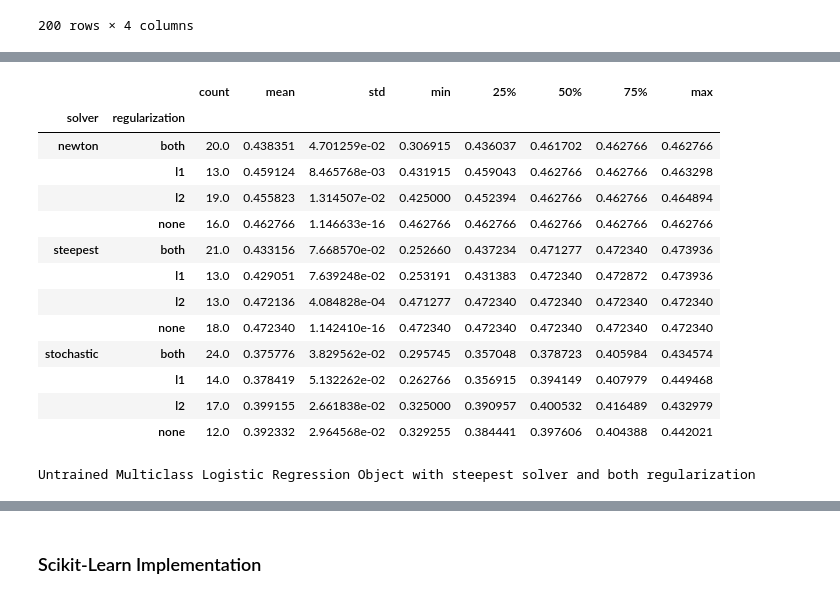
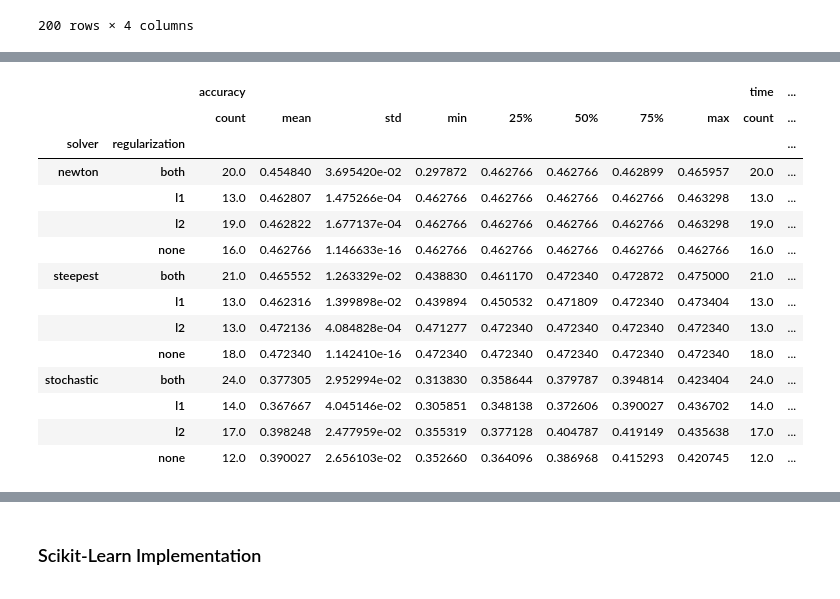
Before and after one commit to Rds1055/Machine-Learning-Labs, a Jupyter notebook: Lab3/lab3.ipynb, the cells around one changed output, grey strips where cells are left out. Cells and saved outputs as stored; diff of their text form; code cells hidden in the pictures.

Commit message:
MSE Newton's Method

```diff
--- a/Lab3/lab3.ipynb
+++ b/Lab3/lab3.ipynb
@@ -311,6 +420,7 @@ class StochasticLogisticRegression(BinaryLogisticRegression):
         gradient = X[idx] * ydiff[:,np.newaxis] # make ydiff a column vector and multiply through
 
         gradient = gradient.reshape(self.w_.shape)
+        gradient[1:] += self._get_regularization()
 
         return gradient
 # %%
@@ -319,9 +429,11 @@ class HessianLogisticRegression(BinaryLogisticRegression):
     def _get_gradient(self,X,y):
         g = self.predict_proba(X,add_bias=False).ravel() # get sigmoid value for all classes
         hessian = X.T @ np.diag(g*(1-g)) @ X # calculate the hessian
+        hessian += self._get_regularization(weights = False)
         ydiff = y-g # get y difference
         gradient = np.sum(X * ydiff[:,np.newaxis], axis=0) # make ydiff a column vector and multiply through
         gradient = gradient.reshape(self.w_.shape)
+        gradient[1:] += self._get_regularization()
 
         return pinv(hessian) @ gradient
 # %%
@@ -431,27 +543,29 @@ def create_grid(
     if solver == None:
         grid["solver"] = random.choices(opt, k = combinations)
     else:
-        grid["solver"] = solver
+        grid["solver"] = [solver] * combinations
 
     if regularization == None:
         grid["regularization"] = random.choices(reg, k = combinations)
     else:
-        grid["regularization"] = regularization
+        grid["regularization"] = [regularization] * combinations
 
     if mixture == None:
         grid["mixture"] = random.choices(mix, k = combinations)
     else:
-        grid["mixture"] = mixture
+        grid["mixture"] = [mixture] * combinations
 
     if C == None:
         grid["penalty"] = random.choices(pen, k = combinations)
     else:
-        grid["penalty"] = C
+        grid["penalty"] = [C] * combinations
 
     return grid
 # %%
 # Tune a grid of hyperparameters
-def tune(X, y, cv_object, grid, params):
+def tune(X, y, cv_object, grid, params, LogisticClass = MyLogisticRegression):
+    # Create a deep copy of the grid so that the original is not modified
+    grid = copy.deepcopy(grid)
     # Lists to store accuracy and time of each combination
     acc = []
     times = []
@@ -468,7 +582,7 @@ def tune(X, y, cv_object, grid, params):
             params["C"] = row.penalty
 
             # Fit model with these hyperparameters and calculate the accuracy
-            model = MyLogisticRegression(**params)
+            model = LogisticClass(**params)
             start = time.time()
             model.fit(X[train_indices], y[train_indices])
             curr_times.append(time.time() - start)
@@ -543,24 +657,19 @@ Wall time: 2min 55s
 200 rows × 6 columns
 # %%
-grid_acc.groupby(["solver", "regularization"])["accuracy"].describe()
+grid_acc.groupby(["solver", "regularization"])[["accuracy", "time"]].describe()
 # %% [output]
-|  |  | count | mean | std | min | 25% | 50% | 75% | max |
-| solver | regularization |  |  |  |  |  |  |  |  |
-| newton | both | 20.0 | 0.438351 | 4.701259e-02 | 0.306915 | 0.436037 | 0.461702 | 0.462766 | 0.462766 |
-|  | l1 | 13.0 | 0.459124 | 8.465768e-03 | 0.431915 | 0.459043 | 0.462766 | 0.462766 | 0.463298 |
-|  | l2 | 19.0 | 0.455823 | 1.314507e-02 | 0.425000 | 0.452394 | 0.462766 | 0.462766 | 0.464894 |
-|  | none | 16.0 | 0.462766 | 1.146633e-16 | 0.462766 | 0.462766 | 0.462766 | 0.462766 | 0.462766 |
-| steepest | both | 21.0 | 0.433156 | 7.668570e-02 | 0.252660 | 0.437234 | 0.471277 | 0.472340 | 0.473936 |
-|  | l1 | 13.0 | 0.429051 | 7.639248e-02 | 0.253191 | 0.431383 | 0.472340 | 0.472872 | 0.473936 |
-|  | l2 | 13.0 | 0.472136 | 4.084828e-04 | 0.471277 | 0.472340 | 0.472340 | 0.472340 | 0.472340 |
-|  | none | 18.0 | 0.472340 | 1.142410e-16 | 0.472340 | 0.472340 | 0.472340 | 0.472340 | 0.472340 |
-| stochastic | both | 24.0 | 0.375776 | 3.829562e-02 | 0.295745 | 0.357048 | 0.378723 | 0.405984 | 0.434574 |
-|  | l1 | 14.0 | 0.378419 | 5.132262e-02 | 0.262766 | 0.356915 | 0.394149 | 0.407979 | 0.449468 |
-|  | l2 | 17.0 | 0.399155 | 2.661838e-02 | 0.325000 | 0.390957 | 0.400532 | 0.416489 | 0.432979 |
-|  | none | 12.0 | 0.392332 | 2.964568e-02 | 0.329255 | 0.384441 | 0.397606 | 0.404388 | 0.442021 |
+|  |  | accuracy |  |  |  |  |  |  |  | time | ... |
+|  |  | count | mean | std | min | 25% | 50% | 75% | max | count | ... |
+| solver | regularization |  |  |  |  |  |  |  |  |  | ... |
+| newton | both | 20.0 | 0.454840 | 3.695420e-02 | 0.297872 | 0.462766 | 0.462766 | 0.462899 | 0.465957 | 20.0 | ... |
+|  | l1 | 13.0 | 0.462807 | 1.475266e-04 | 0.462766 | 0.462766 | 0.462766 | 0.462766 | 0.463298 | 13.0 | ... |
+|  | l2 | 19.0 | 0.462822 | 1.677137e-04 | 0.462766 | 0.462766 | 0.462766 | 0.462766 | 0.463298 | 19.0 | ... |
+|  | none | 16.0 | 0.462766 | 1.146633e-16 | 0.462766 | 0.462766 | 0.462766 | 0.462766 | 0.462766 | 16.0 | ... |
+| steepest | both | 21.0 | 0.465552 | 1.263329e-02 | 0.438830 | 0.461170 | 0.472340 | 0.472872 | 0.475000 | 21.0 | ... |
+|  | l1 | 13.0 | 0.462316 | 1.399898e-02 | 0.439894 | 0.450532 | 0.471809 | 0.472340 | 0.473404 | 13.0 | ... |
+|  | l2 | 13.0 | 0.472136 | 4.084828e-04 | 0.471277 | 0.472340 | 0.472340 | 0.472340 | 0.472340 | 13.0 | ... |
+|  | none | 18.0 | 0.472340 | 1.142410e-16 | 0.472340 | 0.472340 | 0.472340 | 0.472340 | 0.472340 | 18.0 | ... |
+| stochastic | both | 24.0 | 0.377305 | 2.952994e-02 | 0.313830 | 0.358644 | 0.379787 | 0.394814 | 0.423404 | 24.0 | ... |
+|  | l1 | 14.0 | 0.367667 | 4.045146e-02 | 0.305851 | 0.348138 | 0.372606 | 0.390027 | 0.436702 | 14.0 | ... |
+|  | l2 | 17.0 | 0.398248 | 2.477959e-02 | 0.355319 | 0.377128 | 0.404787 | 0.419149 | 0.435638 | 17.0 | ... |
+|  | none | 12.0 | 0.390027 | 2.656103e-02 | 0.352660 | 0.364096 | 0.386968 | 0.415293 | 0.420745 | 12.0 | ... |
-# %%
-params = grid_acc.to_dict("records")[0]
-my_model.set_hyperparameters(params)
-print(my_model)
-# %% [output]
-Untrained Multiclass Logistic Regression Object with steepest solver and both regularization
```
Also changed, not shown: parts of 52 cells of this notebook.
